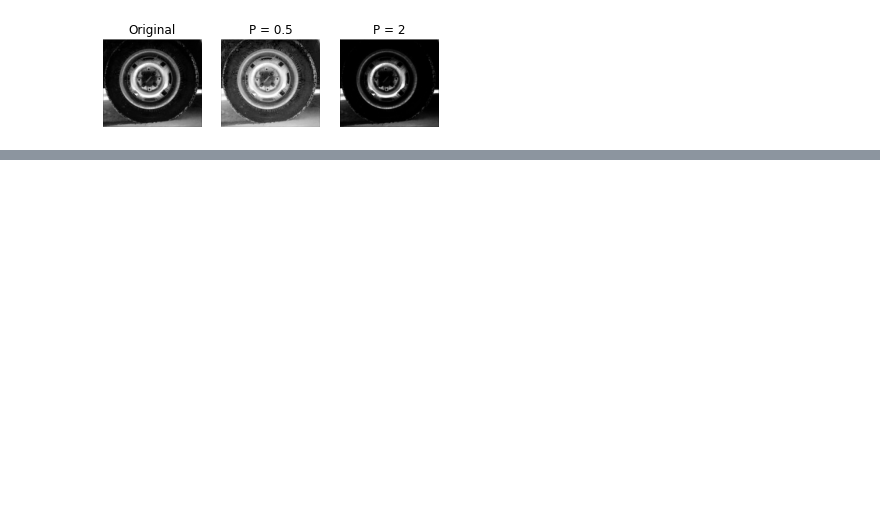
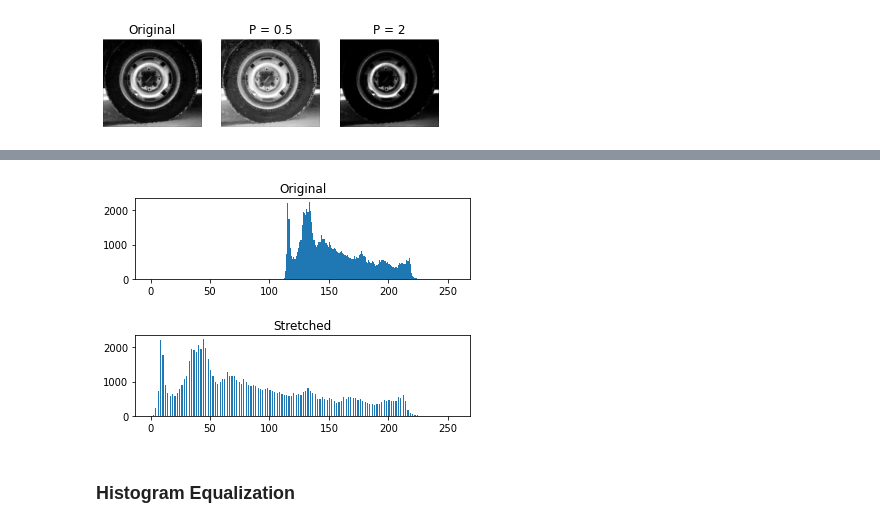
Before and after one commit to ilmannafian04/csce604133, a Jupyter notebook: csce604133/lab1.ipynb, the cells around one changed output, grey strips where cells are left out. Drawn from its saved outputs; the diff is of its cells as text; code cells hidden in the pictures; blank space fills up the shorter version.

```diff
--- a/csce604133/lab1.ipynb
+++ b/csce604133/lab1.ipynb
@@ -87,0 +112,13 @@ plt.show()
+# %%
+plt.subplot(2, 1, 1)
+plt.hist(contrast_ori_histogram.flatten(), 256, range=(0, 256))
+plt.title("Original")
+plt.subplot(2, 1, 2)
+plt.hist(contrast_stretched_histogram.flatten(), 256, range=(0, 256))
+plt.title("Stretched")
+plt.subplots_adjust(hspace=0.7)
+plt.show()
+# %% [output]
+[figure, added]
+# %% [markdown]
+### Histogram Equalization
```
Also changed, not shown: parts of 42 cells of this notebook, 4 other files.
